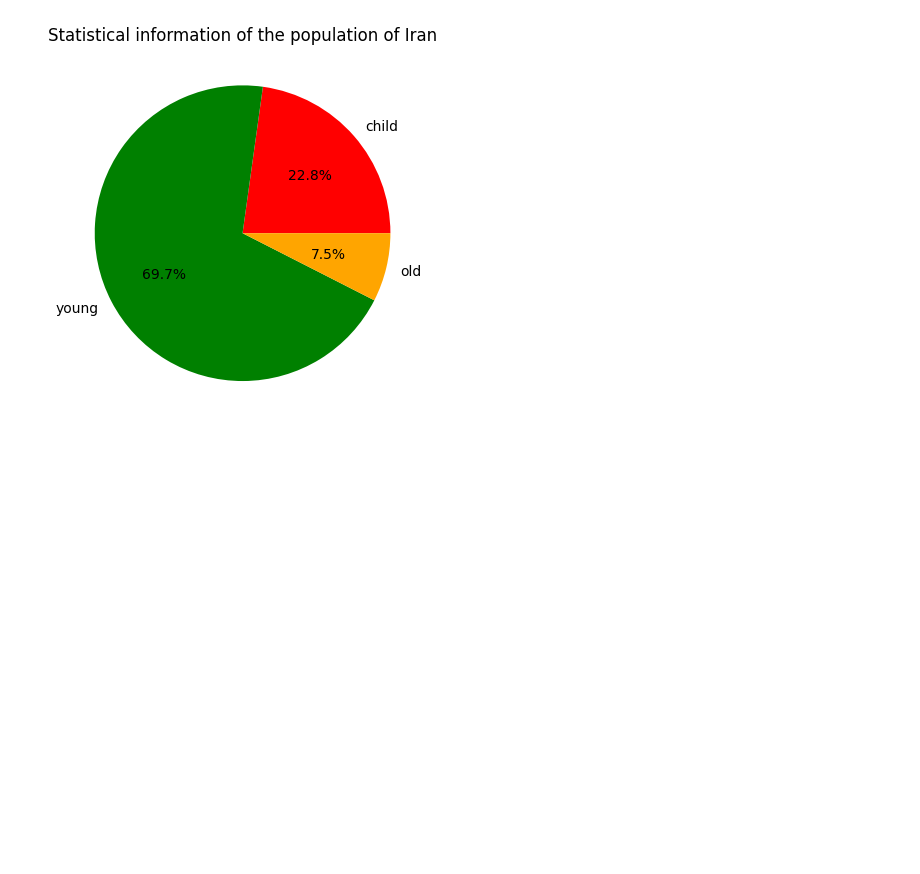
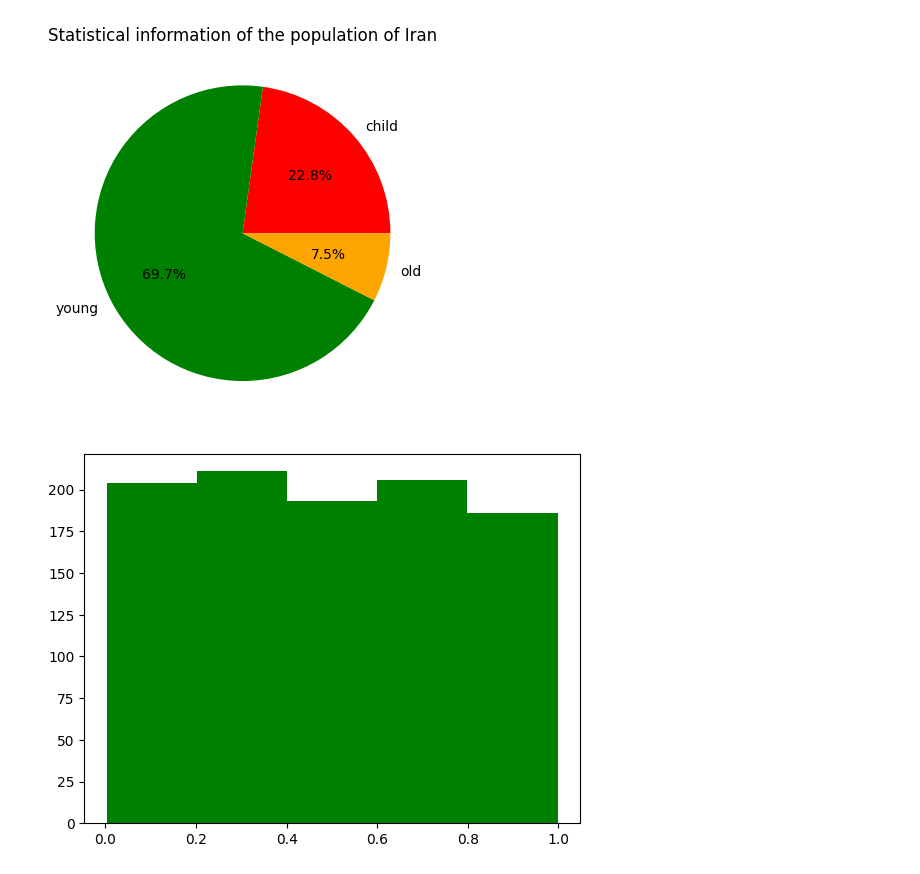
Before and after one commit to fahime9407/Machine-Learning-Path, a Jupyter notebook: matplot.ipynb, the cells around one changed output. Cells and saved outputs as stored; diff of their text form; code cells hidden in the pictures; blank space fills up the shorter version.

```diff
--- a/matplot.ipynb
+++ b/matplot.ipynb
@@ -53,3 +53,10 @@ plt.title("Statistical information of the population of Iran")
 plt.show()
 # %% [output]
 [figure]
+# %%
+x = np.random.rand(1000, 1)
+
+plt.hist(x, bins=5, color="green")
+plt.show()
+# %% [output]
+[figure, added]
```
Also changed, not shown: parts of 2 cells of this notebook.
